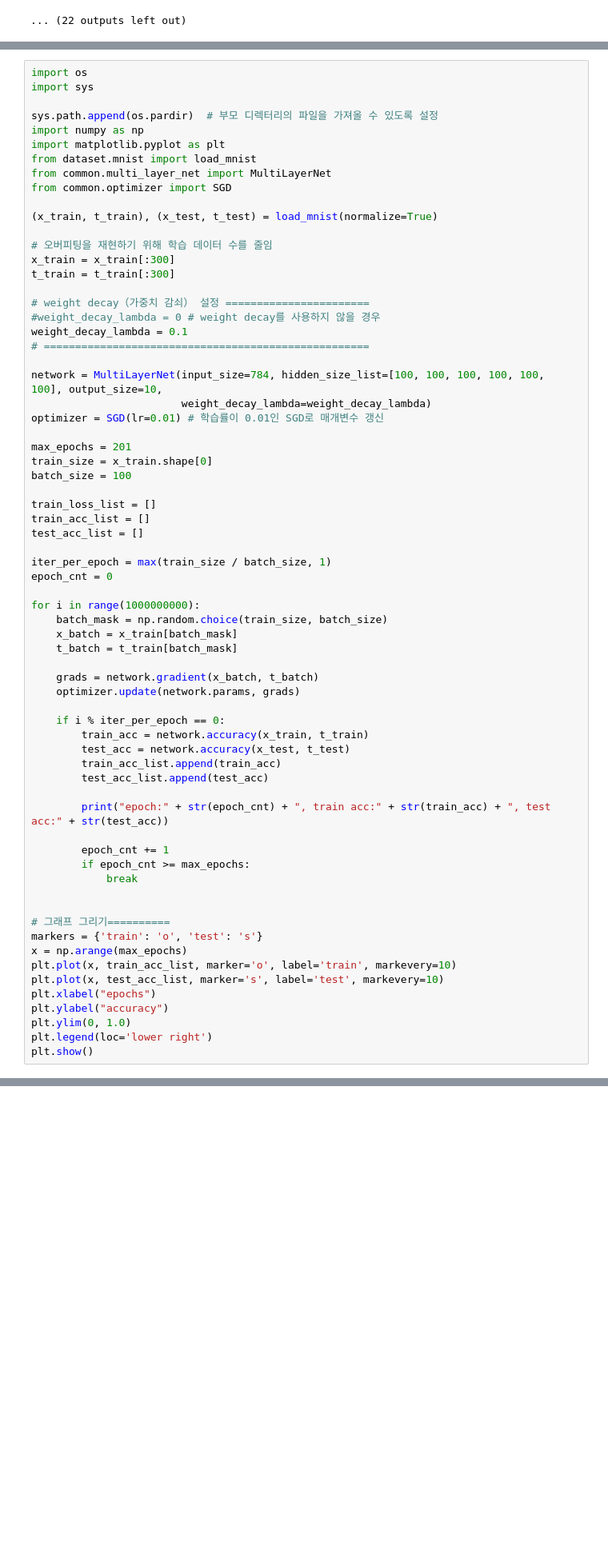
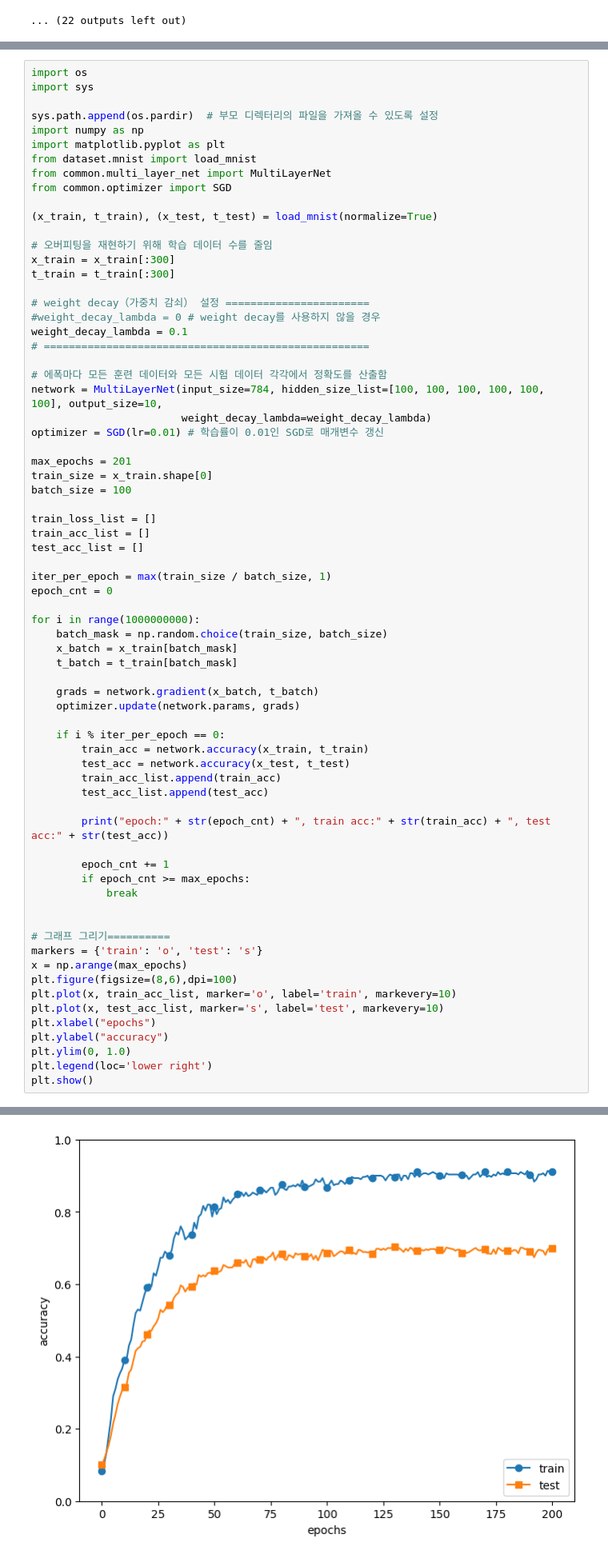
Before and after one commit to limeorange/DeepLearning, a Jupyter notebook: ch06/chap6. 학습 관련 기술들.ipynb, the cells around one changed output, grey strips where cells are left out. Shown: that part at 80% size. Drawn from its saved outputs; the diff is of its cells as text; blank space fills up the shorter version.

```diff
--- a/ch06/chap6. 학습 관련 기술들.ipynb
+++ b/ch06/chap6. 학습 관련 기술들.ipynb
@@ -652,6 +652,7 @@ t_train = t_train[:300]
 weight_decay_lambda = 0.1
 # ====================================================
 
+# 에폭마다 모든 훈련 데이터와 모든 시험 데이터 각각에서 정확도를 산출함
 network = MultiLayerNet(input_size=784, hidden_size_list=[100, 100, 100, 100, 100, 100], output_size=10,
                         weight_decay_lambda=weight_decay_lambda)
 optimizer = SGD(lr=0.01) # 학습률이 0.01인 SGD로 매개변수 갱신
@@ -691,6 +692,7 @@ for i in range(1000000000):
 # 그래프 그리기==========
 markers = {'train': 'o', 'test': 's'}
 x = np.arange(max_epochs)
+plt.figure(figsize=(8,6),dpi=100)
 plt.plot(x, train_acc_list, marker='o', label='train', markevery=10)
 plt.plot(x, test_acc_list, marker='s', label='test', markevery=10)
 plt.xlabel("epochs")
@@ -698,3 +700,4 @@ plt.ylabel("accuracy")
 plt.ylim(0, 1.0)
 plt.legend(loc='lower right')
 plt.show()
+# %% [output]
@@ -700,0 +721 @@ plt.show()
+[figure, added]
```
Also changed, not shown: parts of 1 cell of this notebook.
